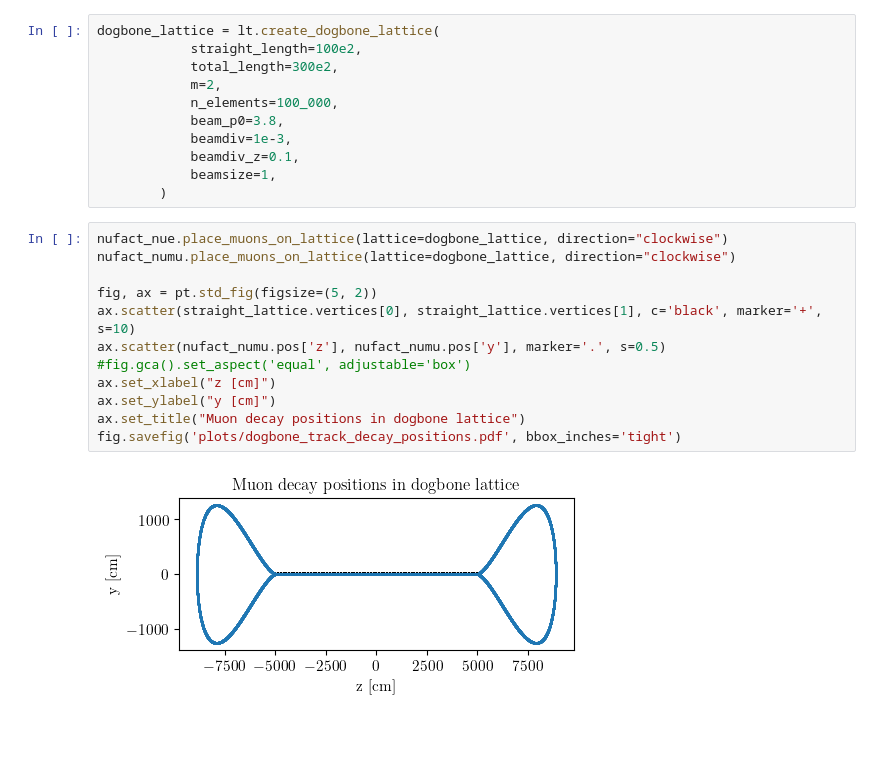
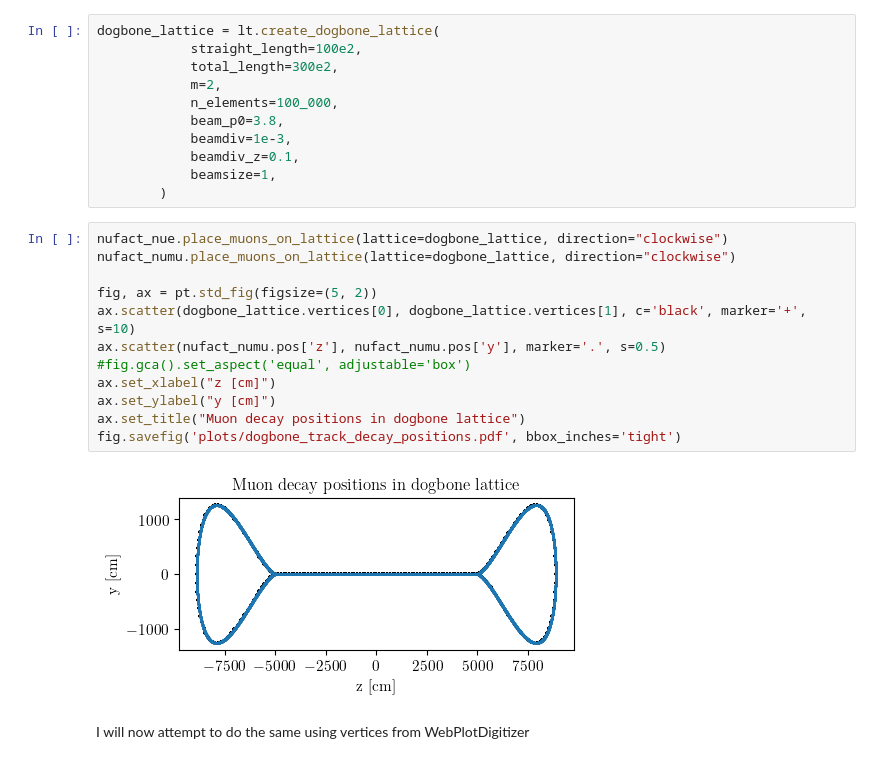
Before and after one commit to jchoi55/MINeut, a Jupyter notebook: lattice_practice.ipynb, the cells around one changed output. Saved outputs shown, nothing was run; the diff lists cells and outputs as text; blank space fills up the shorter version.

```diff
--- a/lattice_practice.ipynb
+++ b/lattice_practice.ipynb
@@ -73,14 +125,16 @@ dogbone_lattice = lt.create_dogbone_lattice(
 # %%
 nufact_nue.place_muons_on_lattice(lattice=dogbone_lattice, direction="clockwise")
 nufact_numu.place_muons_on_lattice(lattice=dogbone_lattice, direction="clockwise")
 
 fig, ax = pt.std_fig(figsize=(5, 2))
-ax.scatter(straight_lattice.vertices[0], straight_lattice.vertices[1], c='black', marker='+', s=10)
+ax.scatter(dogbone_lattice.vertices[0], dogbone_lattice.vertices[1], c='black', marker='+', s=10)
 ax.scatter(nufact_numu.pos['z'], nufact_numu.pos['y'], marker='.', s=0.5)
 #fig.gca().set_aspect('equal', adjustable='box')
 ax.set_xlabel("z [cm]")
 ax.set_ylabel("y [cm]")
 ax.set_title("Muon decay positions in dogbone lattice")
 fig.savefig('plots/dogbone_track_decay_positions.pdf', bbox_inches='tight')
 # %% [output]
-[figure, old version]
+[figure, new version]
+# %% [markdown]
+I will now attempt to do the same using vertices from WebPlotDigitizer
```
Also changed, not shown: parts of 9 cells of this notebook, 1 other file.
